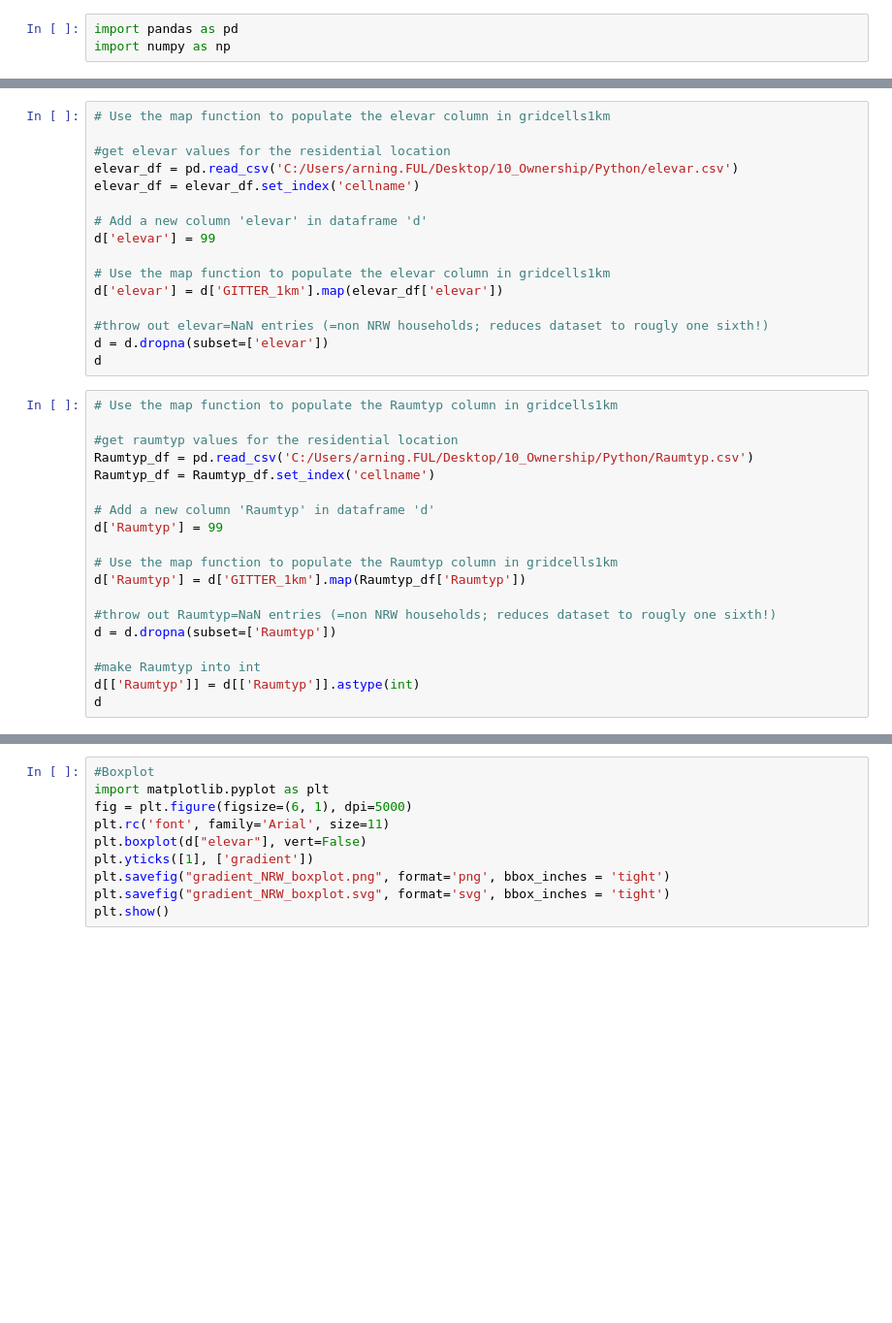
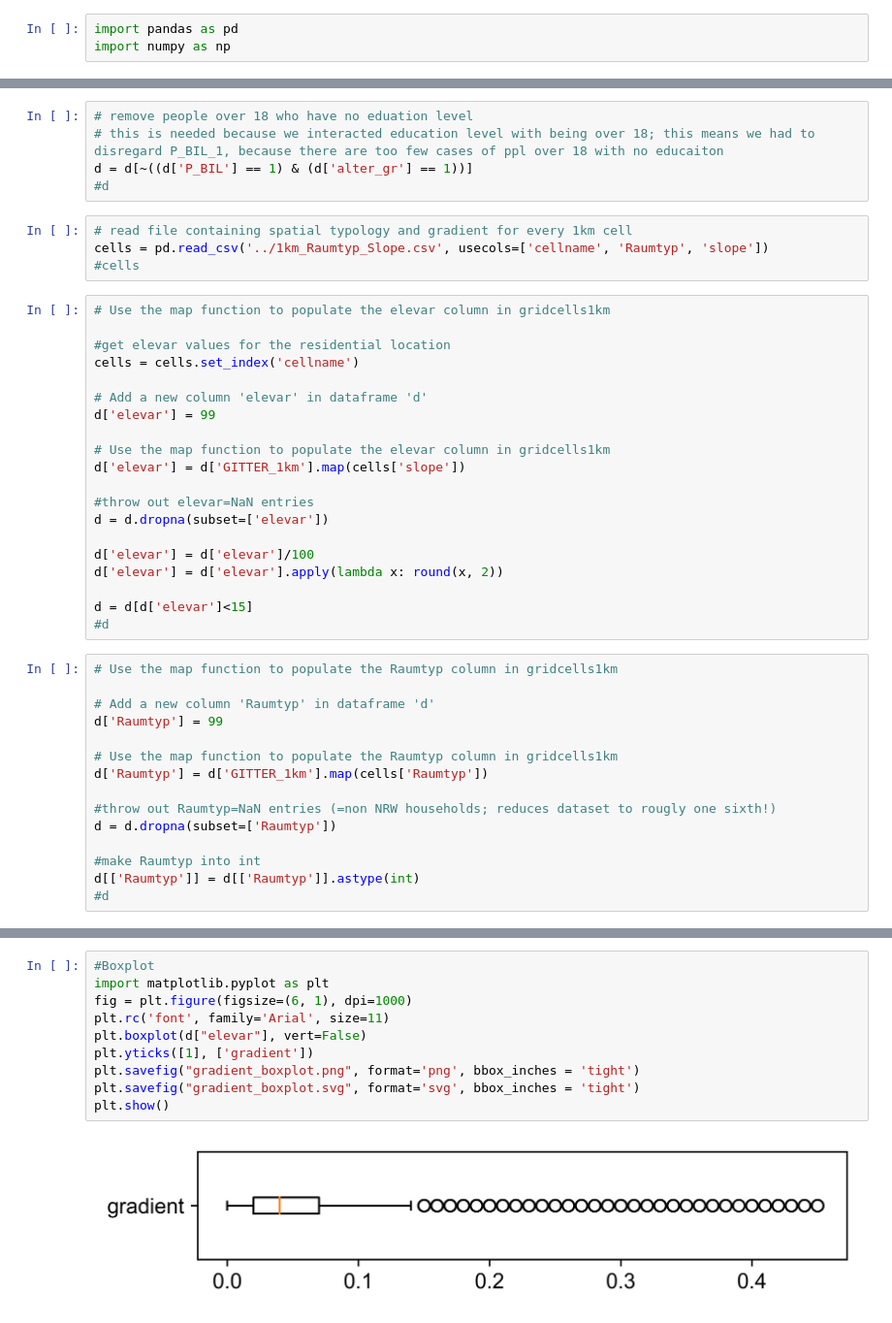
Before and after one commit to buw-bicycle-traffic/ebike-ownership-model, a Jupyter notebook: 10_Data processing.ipynb, the cells around one changed output, grey strips where cells are left out. Shown at 97% size. Saved outputs shown, nothing was run; the diff lists cells and outputs as text; blank space fills up the shorter version.

```diff
--- a/10_Data processing.ipynb
+++ b/10_Data processing.ipynb
@@ -28,41 +51,50 @@ d = d[d.PRAEZISION != 9]
 #throw out people whose location is not known at least to the 1km-grid cell level
 #throws out another ~25%
 d = d.loc[d['GITTER_1km'].str.contains("1km", case=False)]
+# %%
+# remove people over 18 who have no eduation level
+# this is needed because we interacted education level with being over 18; this means we had to disregard P_BIL_1, because there are too few cases of ppl over 18 with no educaiton
+d = d[~((d['P_BIL'] == 1) & (d['alter_gr'] == 1))]
+#d
+# %%
+# read file containing spatial typology and gradient for every 1km cell
+cells = pd.read_csv('../1km_Raumtyp_Slope.csv', usecols=['cellname', 'Raumtyp', 'slope'])
+#cells
 # %%
 # Use the map function to populate the elevar column in gridcells1km
 
 #get elevar values for the residential location
-elevar_df = pd.read_csv('C:/Users/arning.FUL/Desktop/10_Ownership/Python/elevar.csv')
-elevar_df = elevar_df.set_index('cellname')
+cells = cells.set_index('cellname')
 
 # Add a new column 'elevar' in dataframe 'd'
 d['elevar'] = 99
 
 # Use the map function to populate the elevar column in gridcells1km
-d['elevar'] = d['GITTER_1km'].map(elevar_df['elevar'])
+d['elevar'] = d['GITTER_1km'].map(cells['slope'])
 
-#throw out elevar=NaN entries (=non NRW households; reduces dataset to rougly one sixth!)
+#throw out elevar=NaN entries
 d = d.dropna(subset=['elevar'])
-d
+
+d['elevar'] = d['elevar']/100
+d['elevar'] = d['elevar'].apply(lambda x: round(x, 2))
+
+d = d[d['elevar']<15]
+#d
 # %%
 # Use the map function to populate the Raumtyp column in gridcells1km
-
-#get raumtyp values for the residential location
-Raumtyp_df = pd.read_csv('C:/Users/arning.FUL/Desktop/10_Ownership/Python/Raumtyp.csv')
-Raumtyp_df = Raumtyp_df.set_index('cellname')
 
 # Add a new column 'Raumtyp' in dataframe 'd'
 d['Raumtyp'] = 99
 
 # Use the map function to populate the Raumtyp column in gridcells1km
-d['Raumtyp'] = d['GITTER_1km'].map(Raumtyp_df['Raumtyp'])
+d['Raumtyp'] = d['GITTER_1km'].map(cells['Raumtyp'])
 
 #throw out Raumtyp=NaN entries (=non NRW households; reduces dataset to rougly one sixth!)
 d = d.dropna(subset=['Raumtyp'])
 
 #make Raumtyp into int
 d[['Raumtyp']] = d[['Raumtyp']].astype(int)
-d
+#d
 # %%
 #descriptive statistics
 print(d['Raumtyp'].value_counts(normalize=True))
@@ -76,12 +126,14 @@ print(d['vpedrad'].value_counts(normalize=True))
 # %%
 #Boxplot
 import matplotlib.pyplot as plt
-fig = plt.figure(figsize=(6, 1), dpi=5000)
+fig = plt.figure(figsize=(6, 1), dpi=1000)
 plt.rc('font', family='Arial', size=11)
 plt.boxplot(d["elevar"], vert=False)
 plt.yticks([1], ['gradient'])
-plt.savefig("gradient_NRW_boxplot.png", format='png', bbox_inches = 'tight')
-plt.savefig("gradient_NRW_boxplot.svg", format='svg', bbox_inches = 'tight')
+plt.savefig("gradient_boxplot.png", format='png', bbox_inches = 'tight')
+plt.savefig("gradient_boxplot.svg", format='svg', bbox_inches = 'tight')
 plt.show()
+# %% [output]
+[figure, added]
 # %%
 #turn categorical into dummy variables
```
Also changed, not shown: parts of 13 cells of this notebook.
